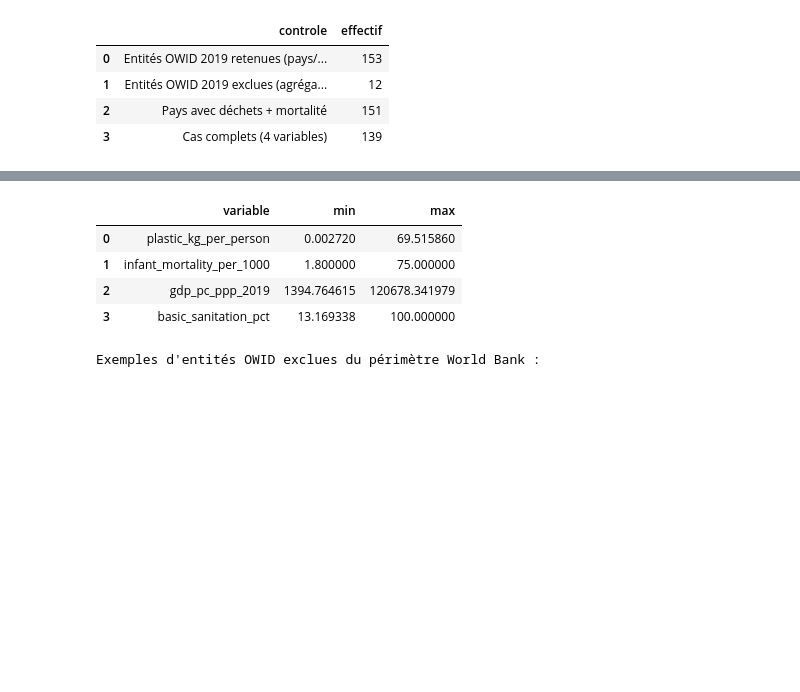
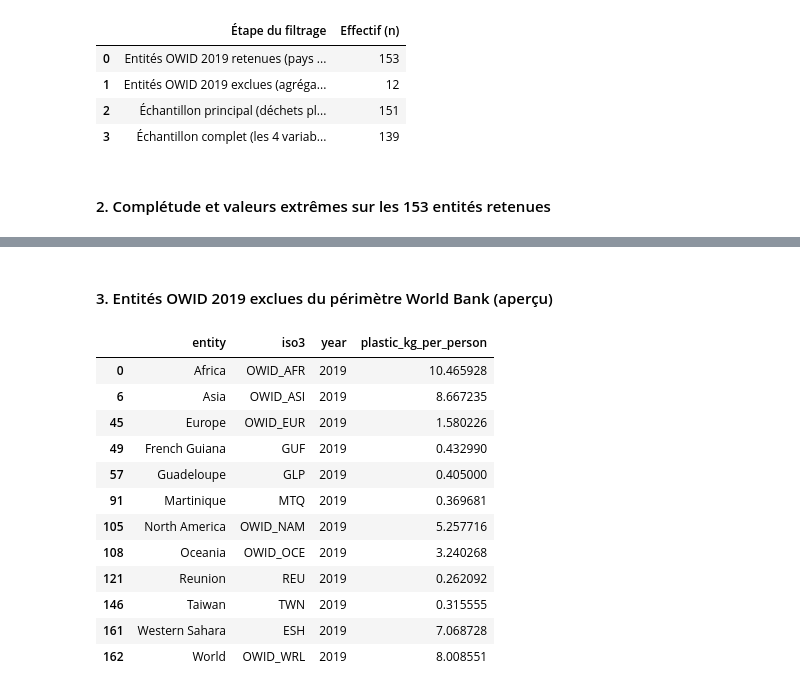
Before and after one commit to Rayanisworking/Python-pour-la-data-science, a Jupyter notebook: Notebook.ipynb, the cells around one changed output, grey strips where cells are left out. Drawn from its saved outputs; the diff is of its cells as text; code cells hidden in the pictures; blank space fills up the shorter version.

```diff
--- a/Notebook.ipynb
+++ b/Notebook.ipynb
@@ -98,30 +176,37 @@ Un effectif différent selon les colonnes signifie que certaines sources n'ont p
 # %%
-
+# 1. Tableau d'audit des effectifs par étape
 audit_df = pd.DataFrame([
-    {"controle": "Entités OWID 2019 retenues (pays/territoires)", "effectif": len(df_merged)},
-    {"controle": "Entités OWID 2019 exclues (agrégats/hors périmètre)", "effectif": len(df_excluded)},
-    {"controle": "Pays avec déchets + mortalité", "effectif": len(df_pair)},
-    {"controle": "Cas complets (4 variables)", "effectif": len(df_complete)},
+    {"Étape du filtrage": "Entités OWID 2019 retenues (pays et territoires)", "Effectif (n)": len(df_merged)},
+    {"Étape du filtrage": "Entités OWID 2019 exclues (agrégats régionaux / hors périmètre WDI)", "Effectif (n)": len(df_excluded)},
+    {"Étape du filtrage": "Échantillon principal (déchets plastiques + mortalité infantile)", "Effectif (n)": len(df_pair)},
+    {"Étape du filtrage": "Échantillon complet (les 4 variables renseignées)", "Effectif (n)": len(df_complete)},
 ])
+display(Markdown("#### 1. Suivi des effectifs à chaque étape"))
 display(audit_df)
 
+# 2. Tableau de complétude et d'étendue des variables
+cols_labels = {
+    "plastic_kg_per_person": "Déchets plastiques mal gérés (kg/hab./an)",
+    "infant_mortality_per_1000": "Mortalité infantile (pour 1 000 naissances)",
+    "gdp_pc_ppp_2019": "PIB par habitant (PPA 2021)",
+    "basic_sanitation_pct": "Assainissement de base (% population)",
+}
 
-cols = ["plastic_kg_per_person", "infant_mortality_per_1000", "gdp_pc_ppp_2019", "basic_sanitation_pct"]
-missing_df = pd.DataFrame({
-    "variable": cols,
-    "valeurs_presentes": [df_merged[c].notna().sum() for c in cols],
-    "valeurs_manquantes": [df_merged[c].isna().sum() for c in cols],
-})
-display(missing_df)
+quality_df = pd.DataFrame([
+    {
+        "Indicateur": label,
+        "Présents": int(df_merged[col].notna().sum()),
+        "Manquants": int(df_merged[col].isna().sum()),
+        "Taux complétude (%)": round(df_merged[col].notna().mean() * 100, 1),
+        "Minimum": round(df_merged[col].min(), 3),
+        "Maximum": round(df_merged[col].max(), 2),
+    }
+    for col, label in cols_labels.items()
+])
+display(Markdown("#### 2. Complétude et valeurs extrêmes sur les 153 entités retenues"))
+display(quality_df)
 
-
-range_df = pd.DataFrame({
-    "variable": cols,
-    "min": [df_merged[c].min() for c in cols],
-    "max": [df_merged[c].max() for c in cols],
-})
-display(range_df)
-
-print("Exemples d'entités OWID exclues du périmètre World Bank :")
-display(tables["excluded"].head(10))
+# 3. Aperçu des entités OWID écartées
+display(Markdown("#### 3. Entités OWID 2019 exclues du périmètre World Bank (aperçu)"))
+display(df_excluded.head(12))
 # %% [output]
@@ -128,5 +214,6 @@ display(tables["excluded"].head(10))
-|  | controle | effectif |
-| 0 | Entités OWID 2019 retenues (pays/... | 153 |
+|  | Étape du filtrage | Effectif (n) |
+| 0 | Entités OWID 2019 retenues (pays ... | 153 |
 | 1 | Entités OWID 2019 exclues (agréga... | 12 |
-| 2 | Pays avec déchets + mortalité | 151 |
-| 3 | Cas complets (4 variables) | 139 |
+| 2 | Échantillon principal (déchets pl... | 151 |
+| 3 | Échantillon complet (les 4 variab... | 139 |
+#### 2. Complétude et valeurs extrêmes sur les 153 entités retenues
@@ -138,6 +225,14 @@ display(tables["excluded"].head(10))
+#### 3. Entités OWID 2019 exclues du périmètre World Bank (aperçu)
-|  | variable | min | max |
-| 0 | plastic_kg_per_person | 0.002720 | 69.515860 |
-| 1 | infant_mortality_per_1000 | 1.800000 | 75.000000 |
-| 2 | gdp_pc_ppp_2019 | 1394.764615 | 120678.341979 |
-| 3 | basic_sanitation_pct | 13.169338 | 100.000000 |
+|  | entity | iso3 | year | plastic_kg_per_person |
+| 0 | Africa | OWID_AFR | 2019 | 10.465928 |
+| 6 | Asia | OWID_ASI | 2019 | 8.667235 |
+| 45 | Europe | OWID_EUR | 2019 | 1.580226 |
+| 49 | French Guiana | GUF | 2019 | 0.432990 |
+| 57 | Guadeloupe | GLP | 2019 | 0.405000 |
+| 91 | Martinique | MTQ | 2019 | 0.369681 |
+| 105 | North America | OWID_NAM | 2019 | 5.257716 |
+| 108 | Oceania | OWID_OCE | 2019 | 3.240268 |
+| 121 | Reunion | REU | 2019 | 0.262092 |
+| 146 | Taiwan | TWN | 2019 | 0.315555 |
+| 161 | Western Sahara | ESH | 2019 | 7.068728 |
+| 162 | World | OWID_WRL | 2019 | 8.008551 |
-Exemples d'entités OWID exclues du périmètre World Bank :
```
Also changed, not shown: parts of 35 cells of this notebook, 7 other files.
